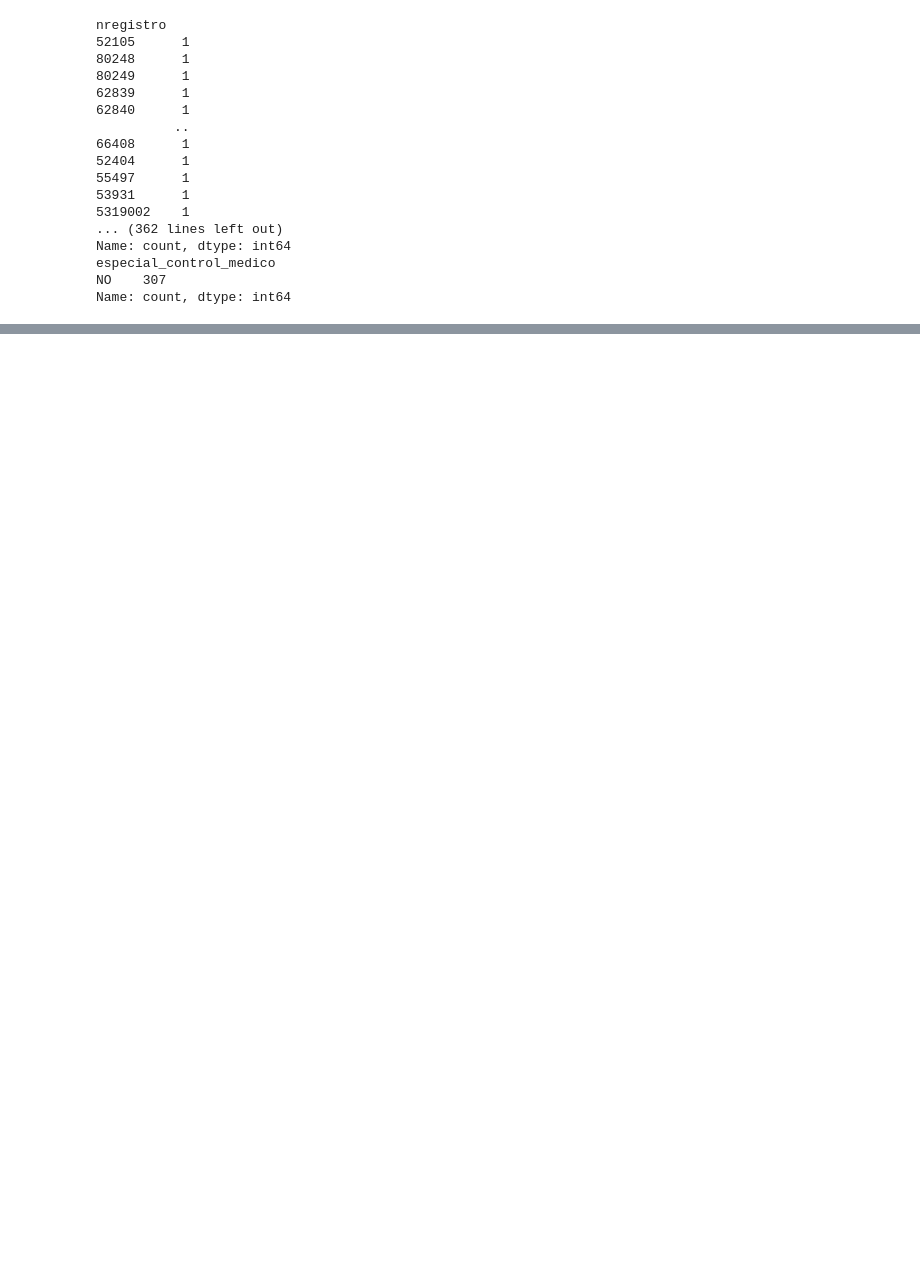
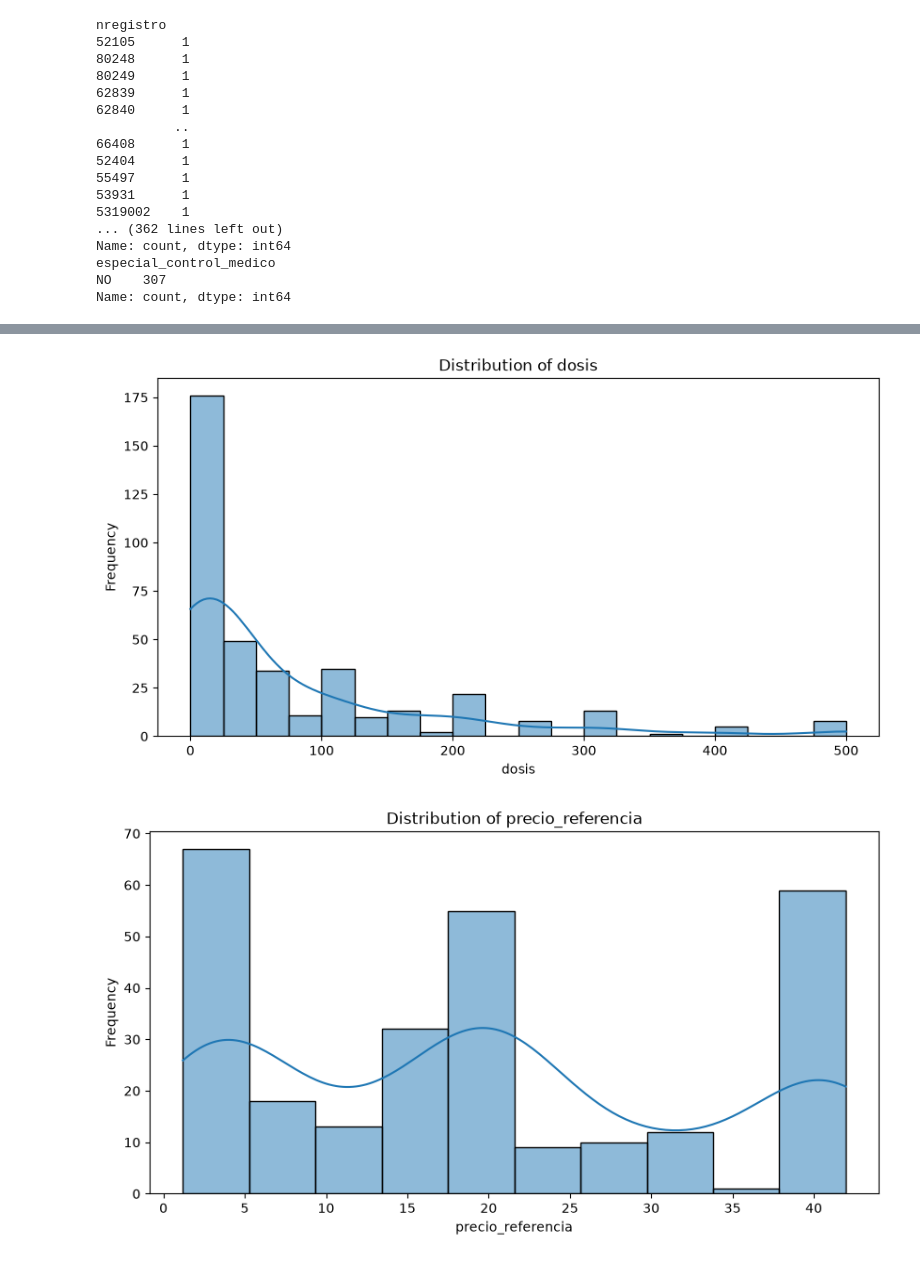
Before and after one commit to alvarofernandezsanchez/proyecto-asma, a Jupyter notebook: src/proyecto_asma/eda.ipynb, the cells around one changed output, grey strips where cells are left out. Saved outputs shown, nothing was run; the diff lists cells and outputs as text; code cells hidden in the pictures; blank space fills up the shorter version.

```diff
--- a/src/proyecto_asma/eda.ipynb
+++ b/src/proyecto_asma/eda.ipynb
@@ -95,6 +87,6 @@ especial_control_medico
 NO    307
 Name: count, dtype: int64
 # %%
-numerical_colums = ["dosis", "precio_referencia", "pvp_iva", "n_graves", "n_tablas", "n_palabras", "num_principios_activos", "num_registros_atc"]
-categorical_columns = ["formaFarmaceuticaSimplificada", "tratamiento_larga_duracion", "especial_control_medico", "estado_nomenclator", "biosimilar", "huerfano", "triangulo", "conduc", "generico", "receta", "comerc", "viasAdministracion", "pactivos"]
-drop_columns =["nregistro", "nombre", "cn", "url_foto_materiales", "url_html_ficha_tecnica", "estado_rev", "estado_aut", "labtitular"]
+numerical_columns = ["dosis", "precio_referencia", "pvp_iva", "n_graves", "n_tablas", "n_palabras", "num_principios_activos"]
+categorical_columns = ["formaFarmaceuticaSimplificada", "tratamiento_larga_duracion", "estado_nomenclator", "biosimilar", "triangulo", "conduc", "generico", "comerc", "viasAdministracion"]
+drop_columns =["nregistro", "nombre", "cn", "url_foto_materiales", "url_html_ficha_tecnica", "estado_rev", "estado_aut", "labtitular", "pactivos", "num_registros_atc", "especial_control_medico", "huerfano", "receta"]
@@ -101,2 +95,4 @@ drop_columns =["nregistro", "nombre", "cn", "url_foto_materiales", "url_html_fic
 # %%
 #pactivo lo ponemos como numero de p activos
+df["pactivos"] = df["pactivos"].apply(lambda x: len(x.split(",")))
+df["pactivos"].value_counts()
@@ -102,0 +111,3 @@ drop_columns =["nregistro", "nombre", "cn", "url_foto_materiales", "url_html_fic
+# %%
+#nos quedamos solo con el numero de dosis
+df["dosis"] = df["dosis"].str.extract(r'(\d+,?\d*)')[0].str.replace(",", ".").astype(float)
@@ -102,0 +170,11 @@ drop_columns =["nregistro", "nombre", "cn", "url_foto_materiales", "url_html_fic
+# %%
+for column in numerical_columns:
+    plt.figure(figsize=(10, 5))
+    sns.histplot(df[column], kde=True)
+    plt.title(f'Distribution of {column}')
+    plt.xlabel(column)
+    plt.ylabel('Frequency')
+    plt.show()
+# %% [output]
+[figure, added]
+[figure, added]
```
Also changed, not shown: parts of 23 cells of this notebook, 1 other file.
